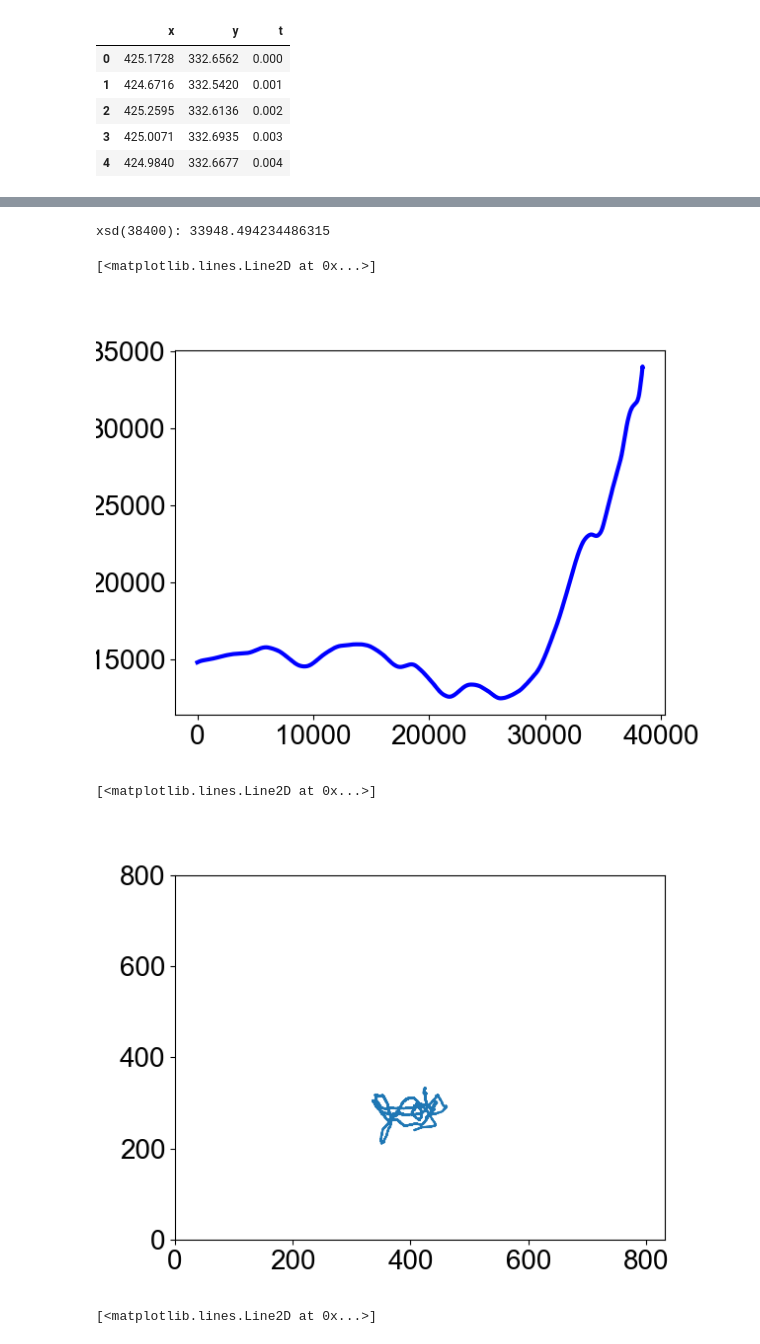
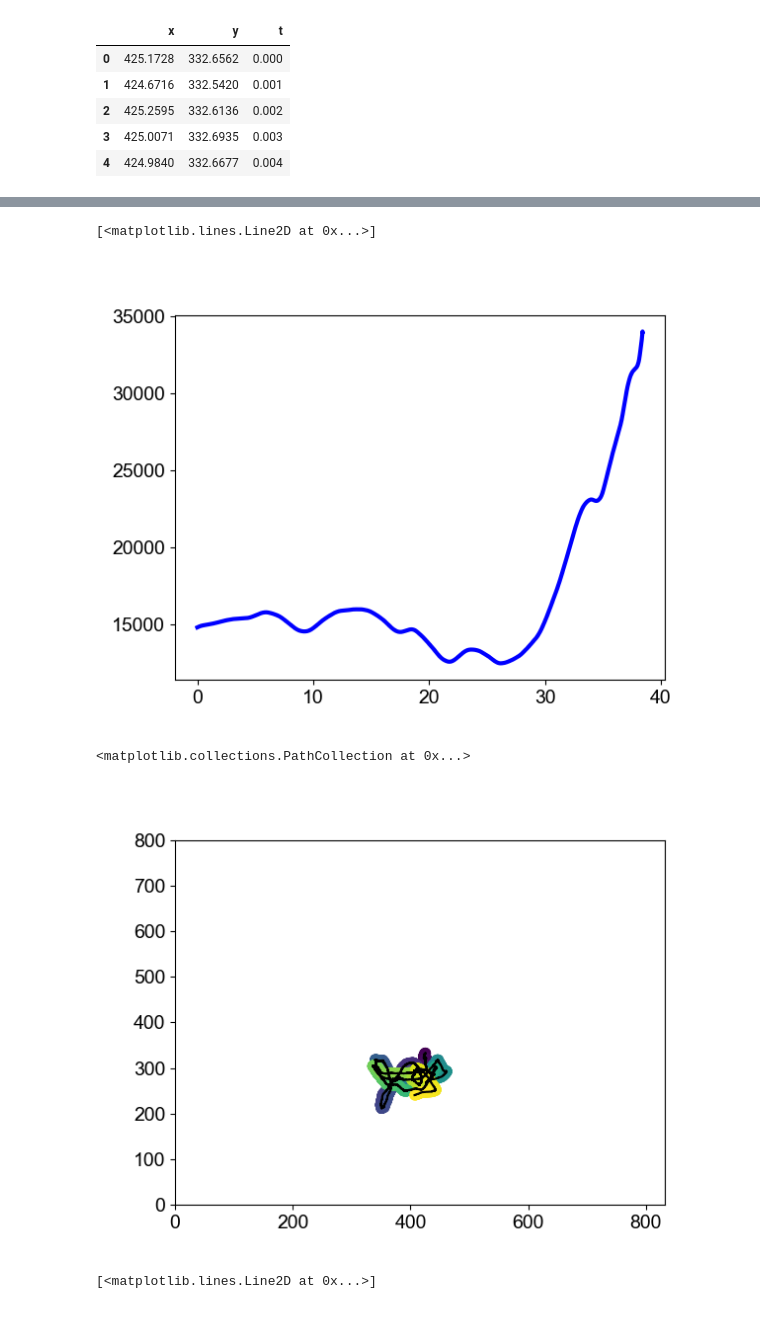
Before and after one commit to fvegar/brownian, a Jupyter notebook: correlations.ipynb, the cells around one changed output, grey strips where cells are left out. Saved outputs shown, nothing was run; the diff lists cells and outputs as text; code cells hidden in the pictures.

Commit message:
correlations w figures v0

```diff
--- a/correlations.ipynb
+++ b/correlations.ipynb
@@ -203,7 +257,7 @@ D_x: 54.31646928192411  D_y: 147.74246479692465435
 
 D =  107.70052093429038
 # %%
-datos = pd.read_pickle('blanca_290.pkl.xz', compression='xz')
+datos = pd.read_pickle('/home/fvega/Datos/brownian/blanca_290.pkl.xz', compression='xz')
 nframes = len(datos)
 print('nframes = ', nframes, '\n')
 datos.head()
@@ -215,6 +269,10 @@ nframes =  38419
 | 2 | 425.2595 | 332.6136 | 0.002 |
 | 3 | 425.0071 | 332.6935 | 0.003 |
 | 4 | 424.9840 | 332.6677 | 0.004 |
+# %%
+X = signal.savgol_filter(datos.x.values, 7, 3)
+Y = signal.savgol_filter(datos.y.values, 7, 3)
+t = datos.t.values
 # %%
 Dodd_xy = 0.
 Dodd_yx = 0.
@@ -267,8 +368,0 @@ plt.close(1)
-# %%
-xsd = np.zeros(nframes-1)
-for ilag in range(1,int(nframes-1)):
-    xsd[ilag] = time_diff_shift_np_av(datos.x.values, datos.y.values, ilag)
-    if ilag%100==0:
-        printp('xsd(' + str(ilag) +'): ' + str(xsd[ilag]))
-# %% [output]
-xsd(38400): 33948.494234486315
@@ -275,19 +371,20 @@ xsd(38400): 33948.494234486315
 # %%
 plt.figure(2)
-plt.plot(xsd[2:], color='blue', lw=3)
+plt.plot(datos.t.values[:-3], xsd[2:], color='blue', lw=3)
 # %% [output]
 [<matplotlib.lines.Line2D at 0x...>]
-[figure, old version]
+[figure, new version]
 # %%
 plt.close(2)
 # %%
 plt.figure(3)
 plt.xlim(0,832)
 plt.ylim(0,800)
-plt.plot(datos.x.values, datos.y.values)
+plt.plot(X,Y, c='k')
+plt.scatter(datos.x.values[::10], datos.y.values[::10], s=50, c=datos.t.values[::10], cmap='viridis')
 # %% [output]
-[<matplotlib.lines.Line2D at 0x...>]
+<matplotlib.collections.PathCollection at 0x...>
-[figure, old version]
+[figure, new version]
 # %%
 plt.close(3)
 # %%
```
Also changed, not shown: parts of 16 cells of this notebook.
